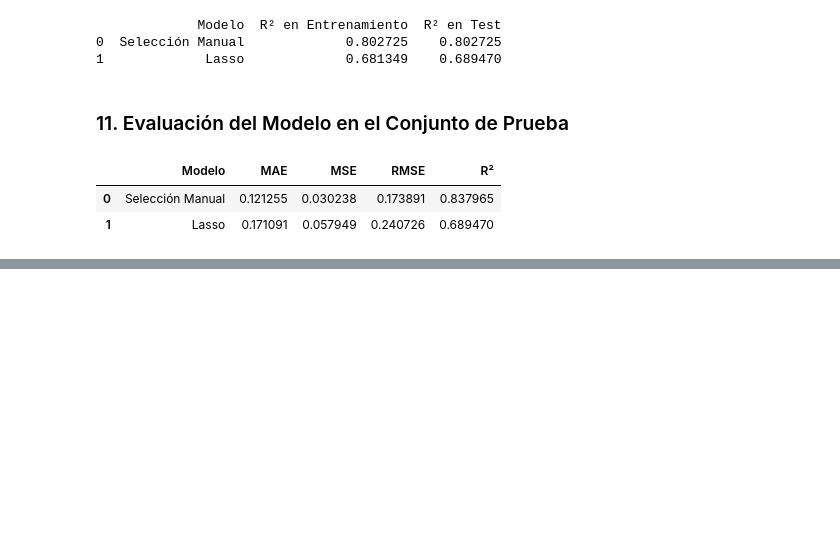
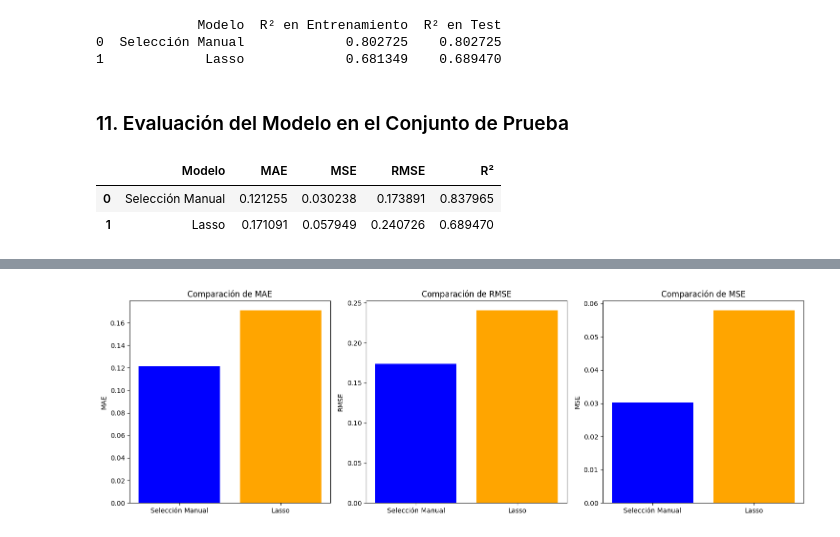
Before and after one commit to EstebanZG999/HT3Mineria, a Jupyter notebook: src/modelos_regresion.ipynb, the cells around one changed output, grey strips where cells are left out. Drawn from its saved outputs; the diff is of its cells as text; code cells hidden in the pictures; blank space fills up the shorter version.

```diff
--- a/src/modelos_regresion.ipynb
+++ b/src/modelos_regresion.ipynb
@@ -440,0 +464,23 @@ display(resultados)
+# %%
+# Comparación de Errores de Predicción
+fig, axes = plt.subplots(1, 3, figsize=(15, 5))
+
+# MAE
+axes[0].bar(modelos, [mae_selected, mae_lasso], color=["blue", "orange"])
+axes[0].set_title("Comparación de MAE")
+axes[0].set_ylabel("MAE")
+
+# RMSE
+axes[1].bar(modelos, [rmse_selected, rmse_lasso], color=["blue", "orange"])
+axes[1].set_title("Comparación de RMSE")
+axes[1].set_ylabel("RMSE")
+
+# MSE
+axes[2].bar(modelos, [mse_selected, mse_lasso], color=["blue", "orange"])
+axes[2].set_title("Comparación de MSE")
+axes[2].set_ylabel("MSE")
+
+plt.tight_layout()
+plt.show()
+# %% [output]
+[figure, added]
```
Also changed, not shown: parts of 5 cells of this notebook.
